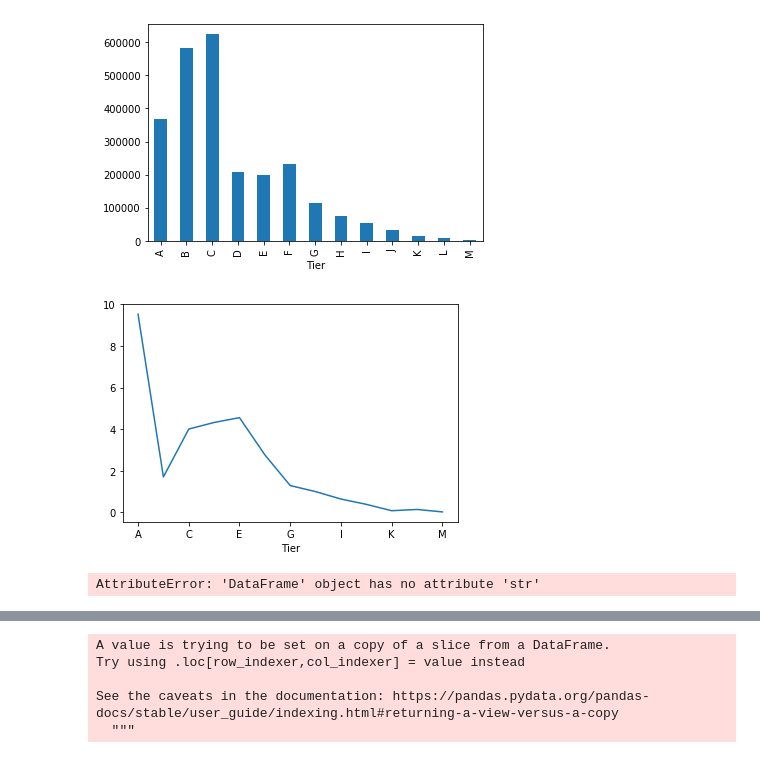
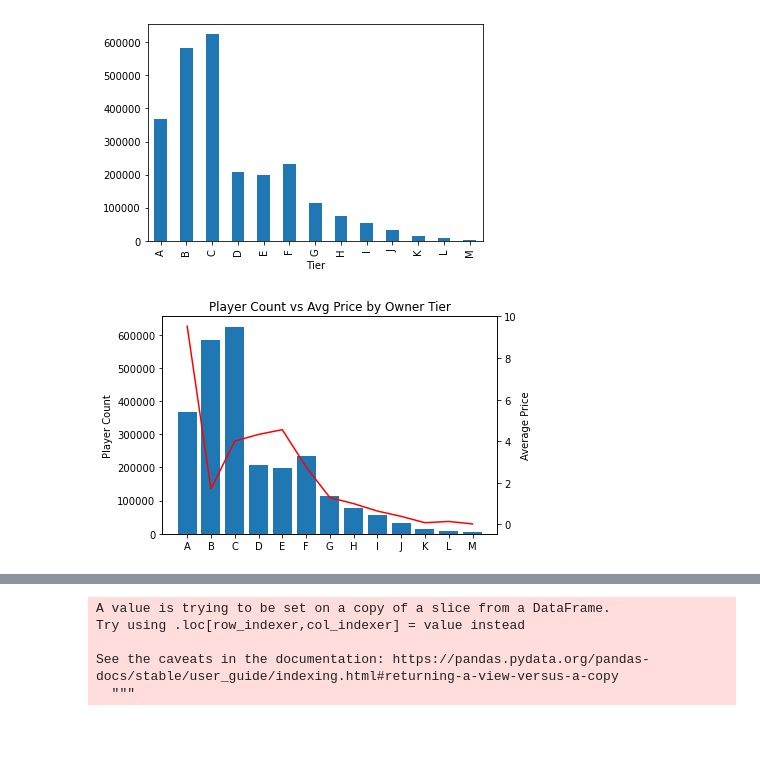
Before and after one commit to HBodden/project1, a Jupyter notebook: SEAMS.ipynb, the cells around one changed output, grey strips where cells are left out. Saved outputs shown, nothing was run; the diff lists cells and outputs as text; code cells hidden in the pictures; blank space fills up the shorter version.

Commit message:
updated with Nico's code

```diff
--- a/SEAMS.ipynb
+++ b/SEAMS.ipynb
@@ -331,0 +312,13 @@ plt.show()
+# %%
+#Nico's code
+# price and players
+bar_users = final_combined_data_df.groupby("Tier")["player count"].sum()
+final_price = final_combined_data_df.groupby("Tier")["Final Price_$"].mean()
+x_tier = ["A","B","C","D","E","F","G","H","I","J","K","L","M"]
+
+new_df = pd.DataFrame ({
+    "avg_price": final_price,
+    "players": bar_users
+},
+    index=x_tier)
+new_df.head()
@@ -337,17 +337,17 @@ bar_users.plot(kind="bar")
 plt.show()
 # %% [output]
 [figure]
-# %%
-#Nico's code
-final_price = final_combined_data_df.groupby("Tier")["Final Price_$"].mean()
-final_price.plot(kind="line")
-plt.show()
-#how to combine line and bar?
-# %% [output]
-[figure, removed]
-# %%
-final_combined_data_df[["Mark"]].str.replace("%","")
-final_combined_data_df[["Mark"]].astype(int)
-avg_rating=final_combined_data_df.groupby("Tier")["Mark"].mean()
-# %% [output]
-AttributeError: 'DataFrame' object has no attribute 'str'
+# %%
+#Nico's code
+fig, ax1 = plt.subplots()
+
+ax1.bar(x_tier, bar_users)
+ax1.set_ylabel("Player Count")
+
+ax2 = ax1.twinx()
+ax2.plot(x_tier, final_price, color="red")
+ax2.set_ylabel("Average Price")
+plt.title("Player Count vs Avg Price by Owner Tier")
+plt.show()
+# %% [output]
+[figure, added]
```
Also changed, not shown: parts of 17 cells of this notebook, 2 other files.
